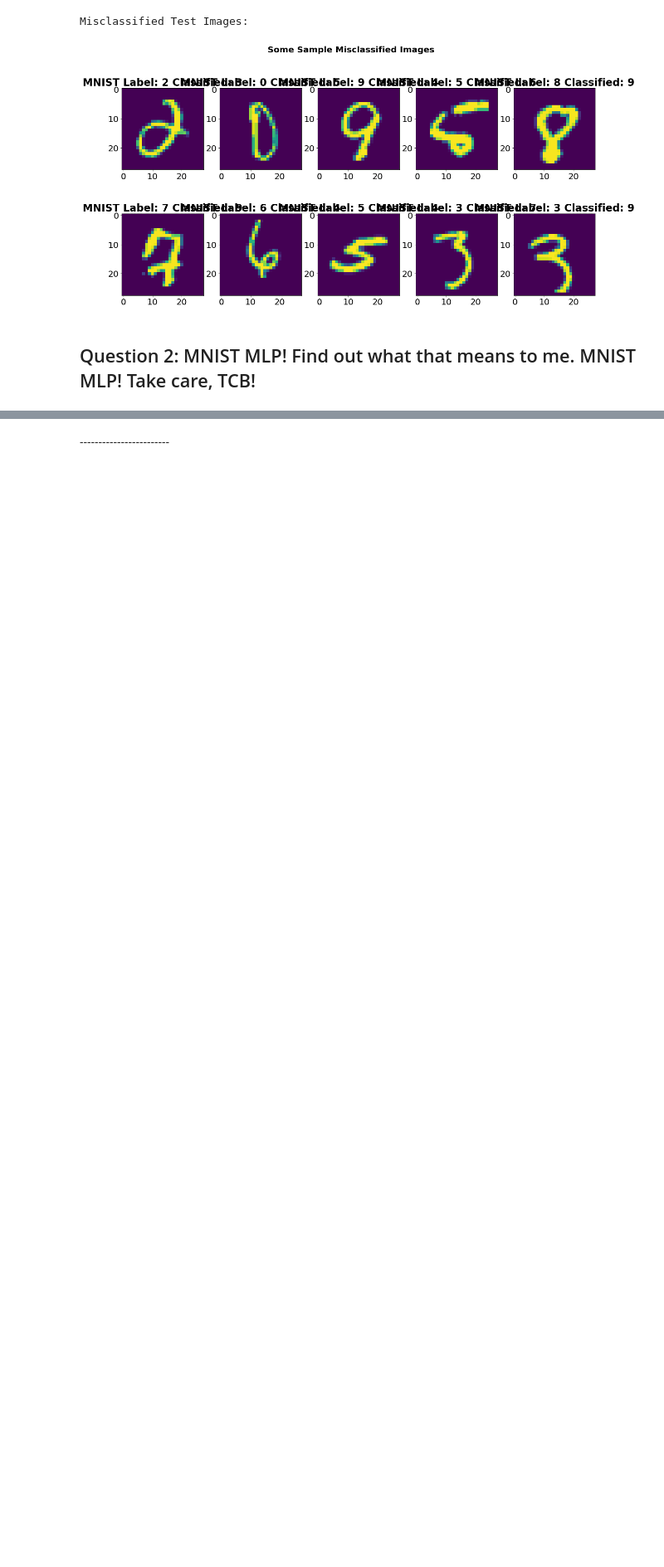
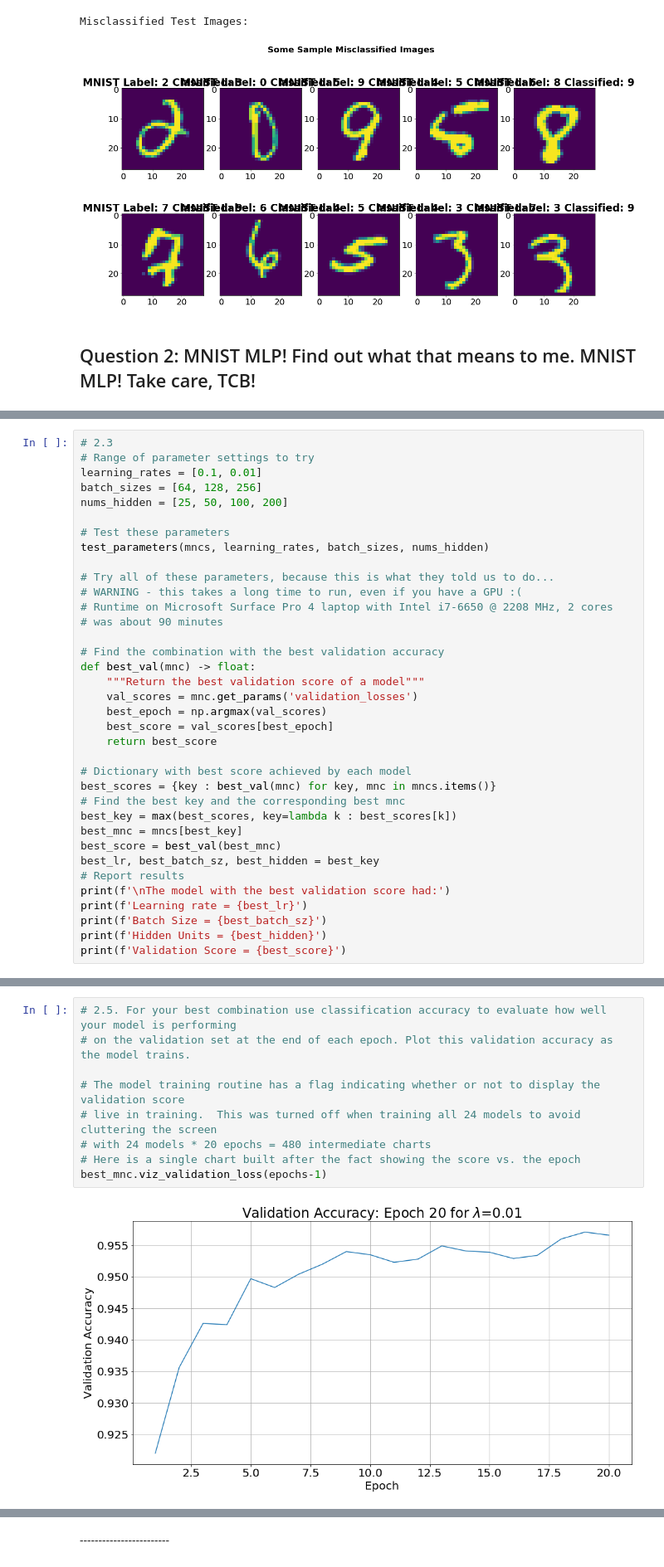
Before and after one commit to IACS-AM-207-Braavos/AM-207, a Jupyter notebook: hw7/AM207_HW7_MSE.ipynb, the cells around one changed output, grey strips where cells are left out. Shown at 83% size. Drawn from its saved outputs; the diff is of its cells as text; blank space fills up the shorter version.

```diff
--- a/hw7/AM207_HW7_MSE.ipynb
+++ b/hw7/AM207_HW7_MSE.ipynb
@@ -346,0 +459,36 @@ We'll construct a model with **1 hidden layer**. That is, you will have an input
+# %%
+# 2.3
+# Range of parameter settings to try
+learning_rates = [0.1, 0.01]
+batch_sizes = [64, 128, 256]
+nums_hidden = [25, 50, 100, 200]
+
+# Test these parameters
+test_parameters(mncs, learning_rates, batch_sizes, nums_hidden)
+
+# Try all of these parameters, because this is what they told us to do...
+# WARNING - this takes a long time to run, even if you have a GPU :(
+# Runtime on Microsoft Surface Pro 4 laptop with Intel i7-6650 @ 2208 MHz, 2 cores
+# was about 90 minutes
+
+# Find the combination with the best validation accuracy
+def best_val(mnc) -> float:
+    """Return the best validation score of a model"""
+    val_scores = mnc.get_params('validation_losses')
+    best_epoch = np.argmax(val_scores)
+    best_score = val_scores[best_epoch]
+    return best_score
+
+# Dictionary with best score achieved by each model
+best_scores = {key : best_val(mnc) for key, mnc in mncs.items()}
+# Find the best key and the corresponding best mnc
+best_key = max(best_scores, key=lambda k : best_scores[k])
+best_mnc = mncs[best_key]
+best_score = best_val(best_mnc)
+best_lr, best_batch_sz, best_hidden = best_key
+# Report results
+print(f'\nThe model with the best validation score had:')
+print(f'Learning rate = {best_lr}')
+print(f'Batch Size = {best_batch_sz}')
+print(f'Hidden Units = {best_hidden}')
+print(f'Validation Score = {best_score}')
@@ -346,0 +533,11 @@ We'll construct a model with **1 hidden layer**. That is, you will have an input
+# %%
+# 2.5. For your best combination use classification accuracy to evaluate how well your model is performing
+# on the validation set at the end of each epoch. Plot this validation accuracy as the model trains.
+
+# The model training routine has a flag indicating whether or not to display the validation score
+# live in training.  This was turned off when training all 24 models to avoid cluttering the screen
+# with 24 models * 20 epochs = 480 intermediate charts
+# Here is a single chart built after the fact showing the score vs. the epoch
+best_mnc.viz_validation_loss(epochs-1)
+# %% [output]
+[figure, added]
```
Also changed, not shown: parts of 10 cells of this notebook, 1 other file.
